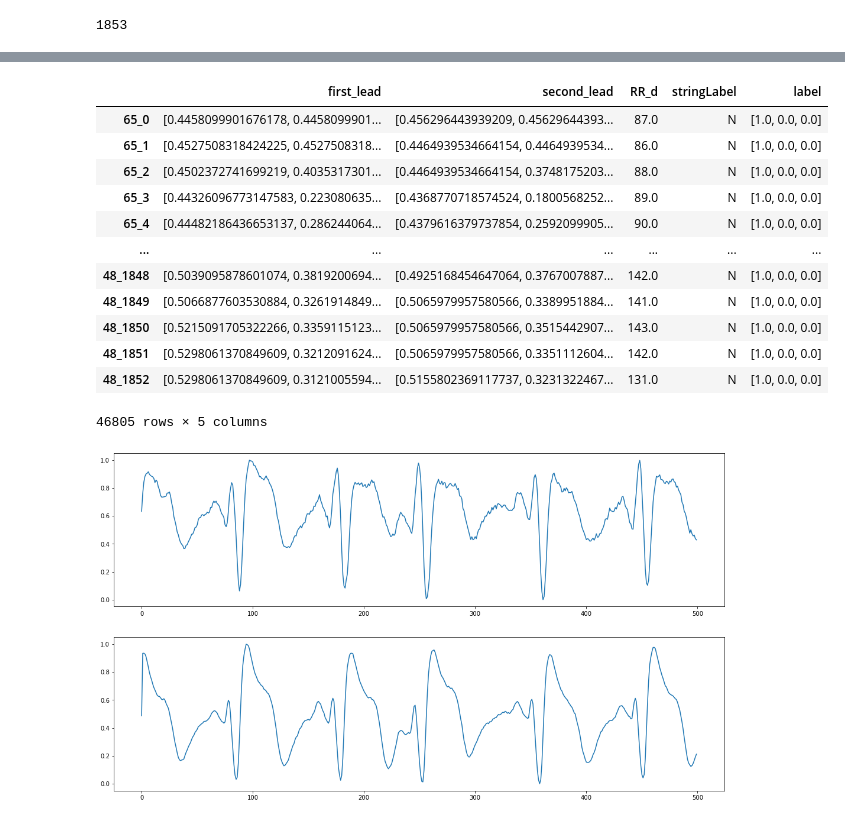
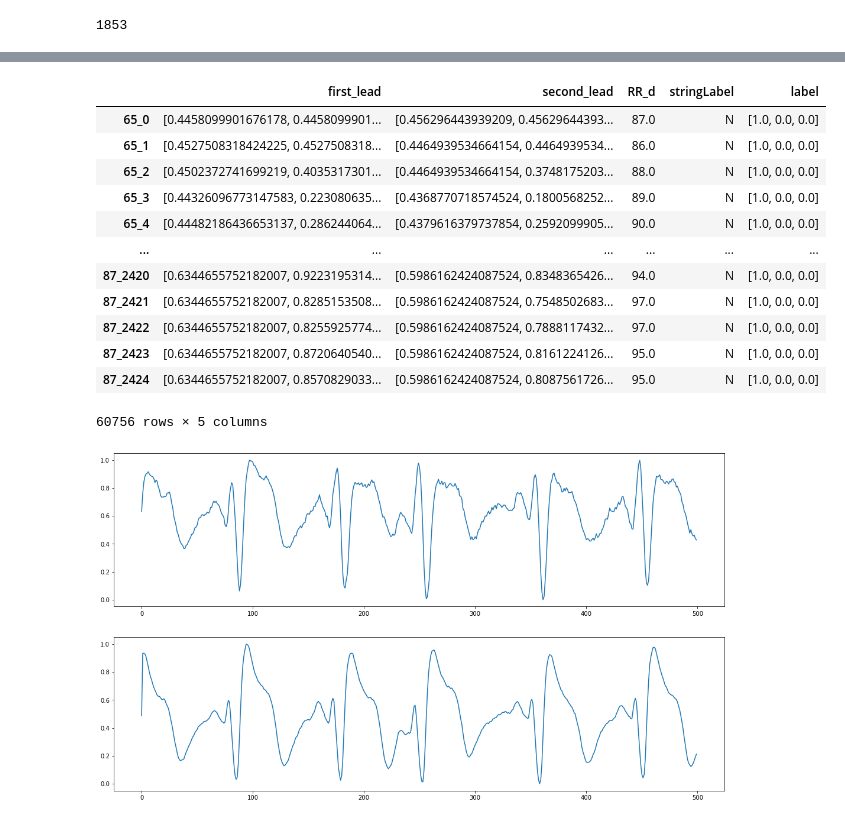
Before and after one commit to simonetome/Heartbeat-NSV-classification, a Jupyter notebook: ResNetBaseline.ipynb, the cells around one changed output, grey strips where cells are left out. Cells and saved outputs as stored; diff of their text form; code cells hidden in the pictures.

```diff
--- a/ResNetBaseline.ipynb
+++ b/ResNetBaseline.ipynb
@@ -522,40 +508,40 @@ def create_patch_v2(df):
               else:
                   first_lead.append(first_sig[s])
                   second_lead.append(second_sig[s])
 
           first_lead = np.asarray(first_lead).astype(np.float32)
           second_lead = np.asarray(second_lead).astype(np.float32)
           first_lead = ((first_lead - first_lead.min())/(first_lead.max()-first_lead.min())).tolist()
           second_lead = ((second_lead - second_lead.min())/(second_lead.max()-second_lead.min())).tolist()
           dataset_dict[index]["first_lead"] = first_lead
           dataset_dict[index]["second_lead"] = second_lead
           dataset_dict[index]["RR_d"] = rr_list[i]
           dataset_dict[index]["stringLabel"] = labels[i]
           dataset_dict[index]["label"] = convert_to_one_hot(labels[i])
 
   dataset_df = pd.DataFrame.from_dict(dataset_dict,orient='index')
   return dataset_df
 
 classes = np.array(["N","S","V"])
-validation_percentage = 0.2
+validation_percentage = 0.25
 training_df, validation_df = train_test_split(df,test_size = validation_percentage,random_state=SEED)
 training_patches_df = create_patch_v2(training_df)
 validation_patches_df = create_patch_v2(validation_df)
 validation_patches_df
 # %% [output]
 |  | first_lead | second_lead | RR_d | stringLabel | label |
 | 65_0 | [0.4458099901676178, 0.4458099901... | [0.456296443939209, 0.45629644393... | 87.0 | N | [1.0, 0.0, 0.0] |
 | 65_1 | [0.4527508318424225, 0.4527508318... | [0.4464939534664154, 0.4464939534... | 86.0 | N | [1.0, 0.0, 0.0] |
 | 65_2 | [0.4502372741699219, 0.4035317301... | [0.4464939534664154, 0.3748175203... | 88.0 | N | [1.0, 0.0, 0.0] |
 | 65_3 | [0.44326096773147583, 0.223080635... | [0.4368770718574524, 0.1800568252... | 89.0 | N | [1.0, 0.0, 0.0] |
 | 65_4 | [0.44482186436653137, 0.286244064... | [0.4379616379737854, 0.2592099905... | 90.0 | N | [1.0, 0.0, 0.0] |
 | ... | ... | ... | ... | ... | ... |
-| 48_1848 | [0.5039095878601074, 0.3819200694... | [0.4925168454647064, 0.3767007887... | 142.0 | N | [1.0, 0.0, 0.0] |
-| 48_1849 | [0.5066877603530884, 0.3261914849... | [0.5065979957580566, 0.3389951884... | 141.0 | N | [1.0, 0.0, 0.0] |
-| 48_1850 | [0.5215091705322266, 0.3359115123... | [0.5065979957580566, 0.3515442907... | 143.0 | N | [1.0, 0.0, 0.0] |
-| 48_1851 | [0.5298061370849609, 0.3212091624... | [0.5065979957580566, 0.3351112604... | 142.0 | N | [1.0, 0.0, 0.0] |
-| 48_1852 | [0.5298061370849609, 0.3121005594... | [0.5155802369117737, 0.3231322467... | 131.0 | N | [1.0, 0.0, 0.0] |
+| 87_2420 | [0.6344655752182007, 0.9223195314... | [0.5986162424087524, 0.8348365426... | 94.0 | N | [1.0, 0.0, 0.0] |
+| 87_2421 | [0.6344655752182007, 0.8285153508... | [0.5986162424087524, 0.7548502683... | 97.0 | N | [1.0, 0.0, 0.0] |
+| 87_2422 | [0.6344655752182007, 0.8255925774... | [0.5986162424087524, 0.7888117432... | 97.0 | N | [1.0, 0.0, 0.0] |
+| 87_2423 | [0.6344655752182007, 0.8720640540... | [0.5986162424087524, 0.8161224126... | 95.0 | N | [1.0, 0.0, 0.0] |
+| 87_2424 | [0.6344655752182007, 0.8570829033... | [0.5986162424087524, 0.8087561726... | 95.0 | N | [1.0, 0.0, 0.0] |
-46805 rows × 5 columns
+60756 rows × 5 columns
 # %%
 validation_patches_df[(validation_patches_df['stringLabel']=='S')]
 # %%
```
Also changed, not shown: parts of 12 cells of this notebook.
